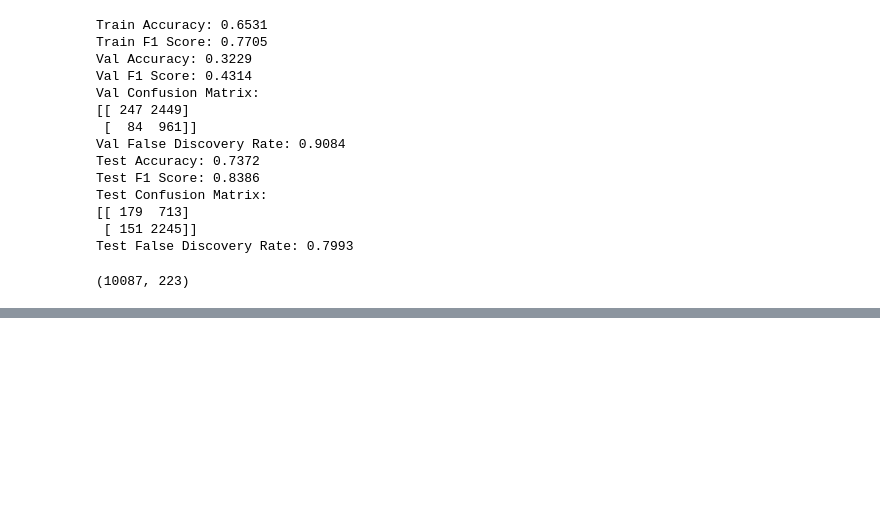
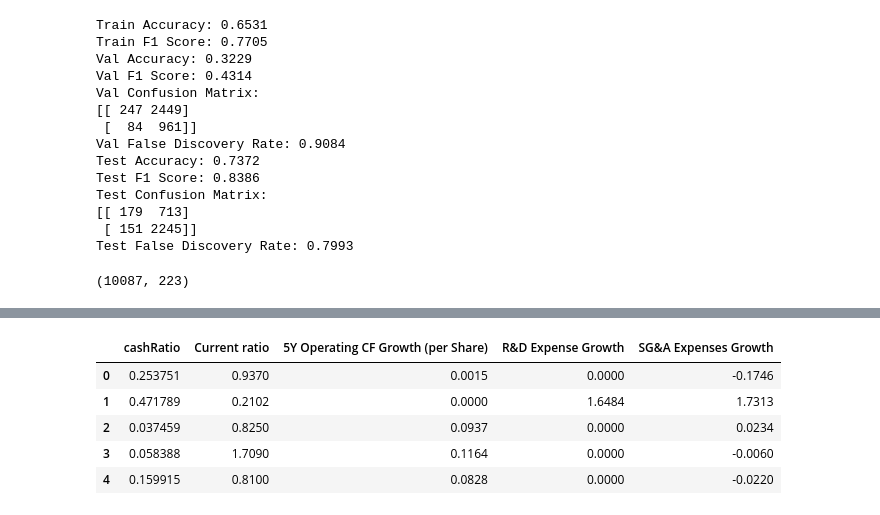
Before and after one commit to DanielNgo207/DataMiningS21, a Jupyter notebook: RandomForest.ipynb, the cells around one changed output, grey strips where cells are left out. Drawn from its saved outputs; the diff is of its cells as text; code cells hidden in the pictures; blank space fills up the shorter version.

Commit message:
add feature selection

```diff
--- a/RandomForest.ipynb
+++ b/RandomForest.ipynb
@@ -354,4 +372,15 @@ X_train_clean.fillna(0, inplace=True)
 # %%
-train_KBest = SelectKBest(f_classif, k=10).fit_transform(X_train_clean, train_label)
-train_KBest.shape
+max_features = 50
+min_features = 5
+step = 10
+pipe = Pipeline([
+            ('skb', SelectKBest(f_classif, k=5)),
+            ("classify", RandomForestClassifier(max_depth=4))
+            ])
+grid_params = {
+    'skb__k': np.arange(min_features,max_features,step)
+}
+
+gs = GridSearchCV(pipe, n_jobs=1, param_grid = grid_params)
+gs.fit(X_train_clean, train_label)
 # %% [output]
@@ -358,0 +428,16 @@ train_KBest.shape
+# %%
+skb = SelectKBest(f_classif, k=5)
+skb.fit_transform(X_train_clean, train_label)
+idx = skb.get_support(indices=True)
+X_train_kb = X_train_clean.iloc[:, idx]
+X_val_kb = X_val_clean.iloc[:, idx]
+X_test_kb = X_test_clean.iloc[:, idx]
+# %%
+X_train_kb.head(5)
+# %% [output]
+|  | cashRatio | Current ratio | 5Y Operating CF Growth (per Share) | R&D Expense Growth | SG&A Expenses Growth |
+| 0 | 0.253751 | 0.9370 | 0.0015 | 0.0000 | -0.1746 |
+| 1 | 0.471789 | 0.2102 | 0.0000 | 1.6484 | 1.7313 |
+| 2 | 0.037459 | 0.8250 | 0.0937 | 0.0000 | 0.0234 |
+| 3 | 0.058388 | 1.7090 | 0.1164 | 0.0000 | -0.0060 |
+| 4 | 0.159915 | 0.8100 | 0.0828 | 0.0000 | -0.0220 |
```
Also changed, not shown: parts of 8 cells of this notebook.
